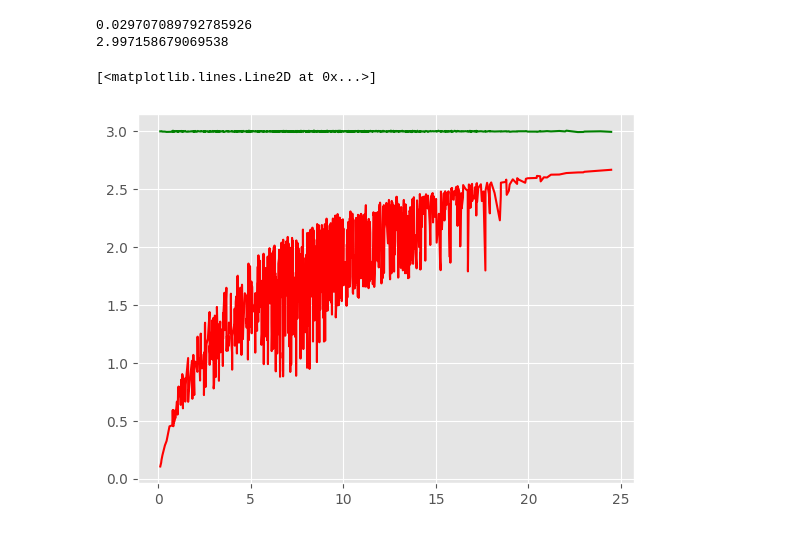
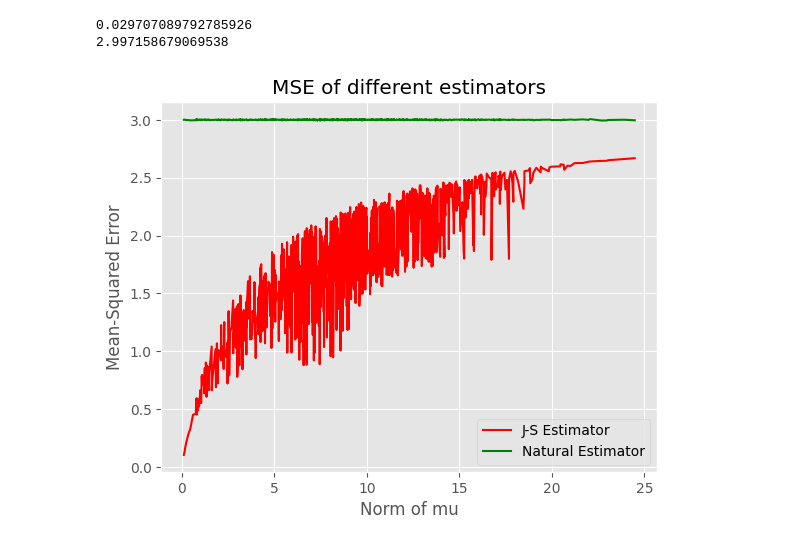
Before and after one commit to KeterWen/22FALL_ECE225, a Jupyter notebook: MSE_visualization.ipynb, the cells around one changed output. Saved outputs shown, nothing was run; the diff lists cells and outputs as text; code cells hidden in the pictures.

```diff
--- a/MSE_visualization.ipynb
+++ b/MSE_visualization.ipynb
@@ -63,6 +63,10 @@ for i in trange(mu_sample_num):
 # %%
 plt.plot(distance, JS_MSE, color = 'r', label="J-S Estimator")
 plt.plot(distance, ML_MSE, color = 'g', label="Natural Estimator")
+plt.xlabel("Norm of mu")
+plt.ylabel("Mean-Squared Error")
+plt.legend(loc = "best")
+plt.title("MSE of different estimators")
+plt.savefig("Mean-Squared Error Sample")
 # %% [output]
-[<matplotlib.lines.Line2D at 0x...>]
-[figure, old version]
+[figure, new version]
```
